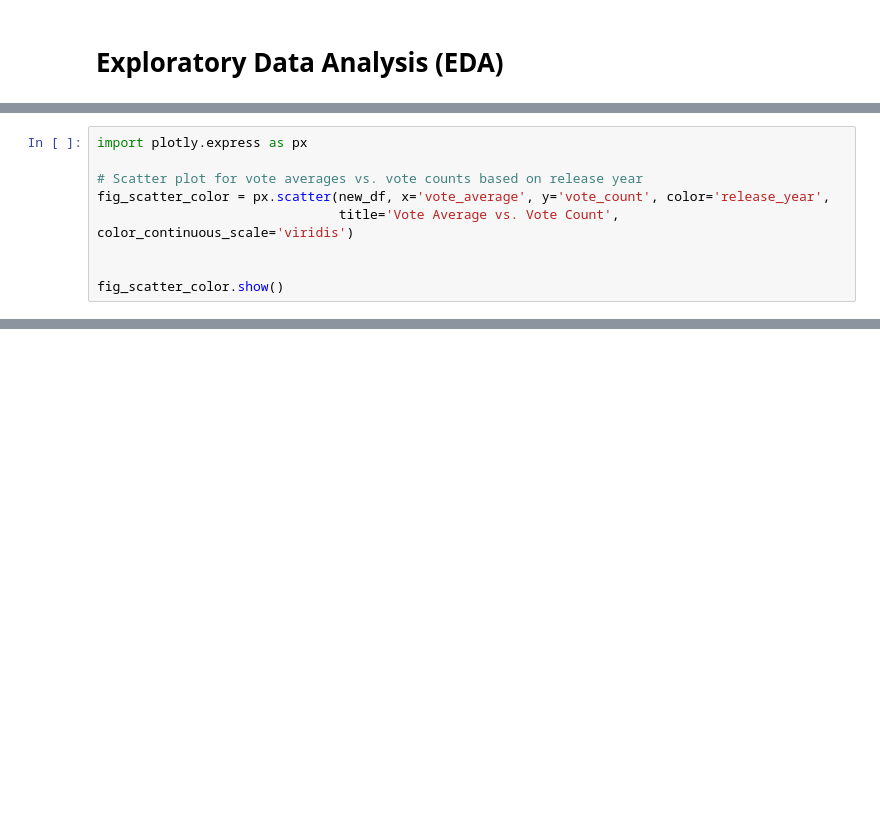
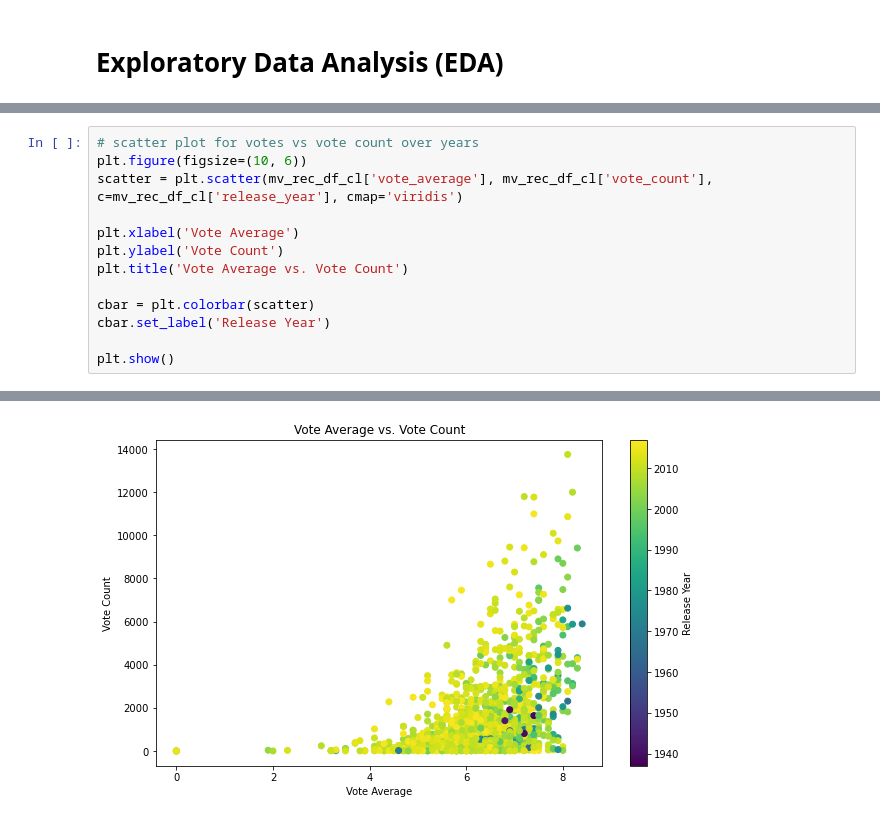
Before and after one commit to muralikrishna02/UMBC-DATA606-Capstone, a Jupyter notebook: notebooks/movie_recomendation_system.ipynb, the cells around one changed output, grey strips where cells are left out. Drawn from its saved outputs; the diff is of its cells as text; blank space fills up the shorter version.

```diff
--- a/notebooks/movie_recomendation_system.ipynb
+++ b/notebooks/movie_recomendation_system.ipynb
@@ -245,10 +239,14 @@ fig.show()
 # %%
-import plotly.express as px
+# scatter plot for votes vs vote count over years
+plt.figure(figsize=(10, 6))
+scatter = plt.scatter(mv_rec_df_cl['vote_average'], mv_rec_df_cl['vote_count'], c=mv_rec_df_cl['release_year'], cmap='viridis')
 
-# Scatter plot for vote averages vs. vote counts based on release year
-fig_scatter_color = px.scatter(new_df, x='vote_average', y='vote_count', color='release_year',
-                               title='Vote Average vs. Vote Count', color_continuous_scale='viridis')
+plt.xlabel('Vote Average')
+plt.ylabel('Vote Count')
+plt.title('Vote Average vs. Vote Count')
 
+cbar = plt.colorbar(scatter)
+cbar.set_label('Release Year')
 
-fig_scatter_color.show()
+plt.show()
 # %% [output]
@@ -256 +253,2 @@ fig_scatter_color.show()
+[figure, added]
 # %%
```
Also changed, not shown: parts of 43 cells of this notebook, 2 other files.
